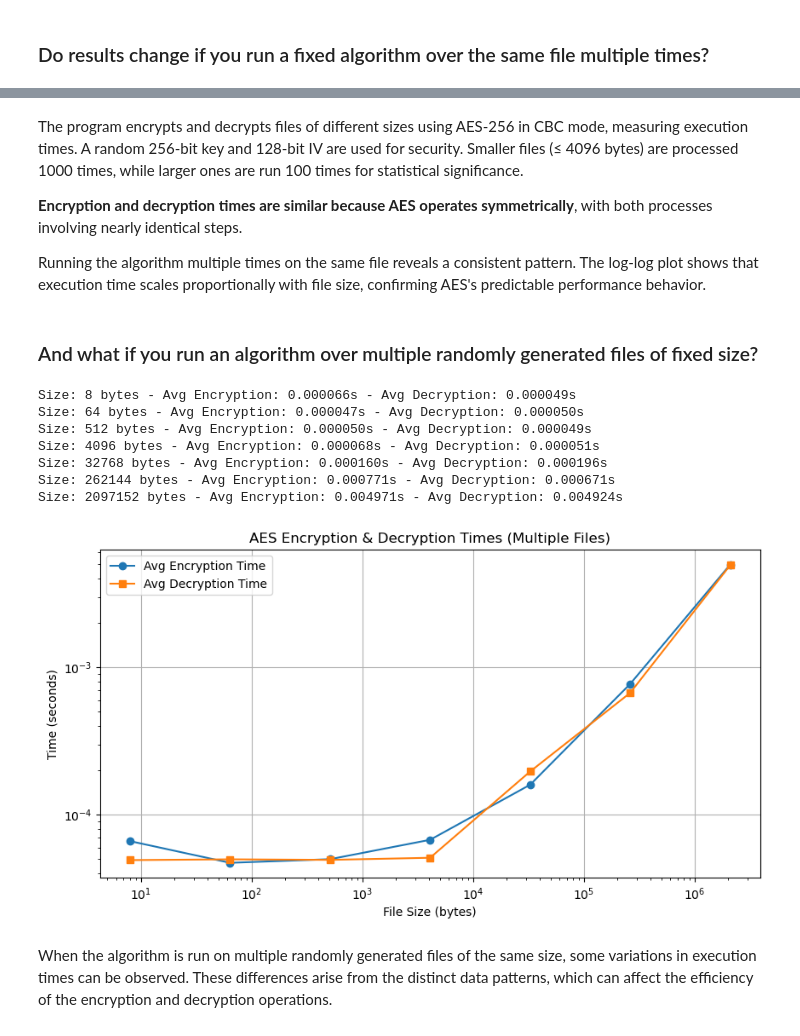
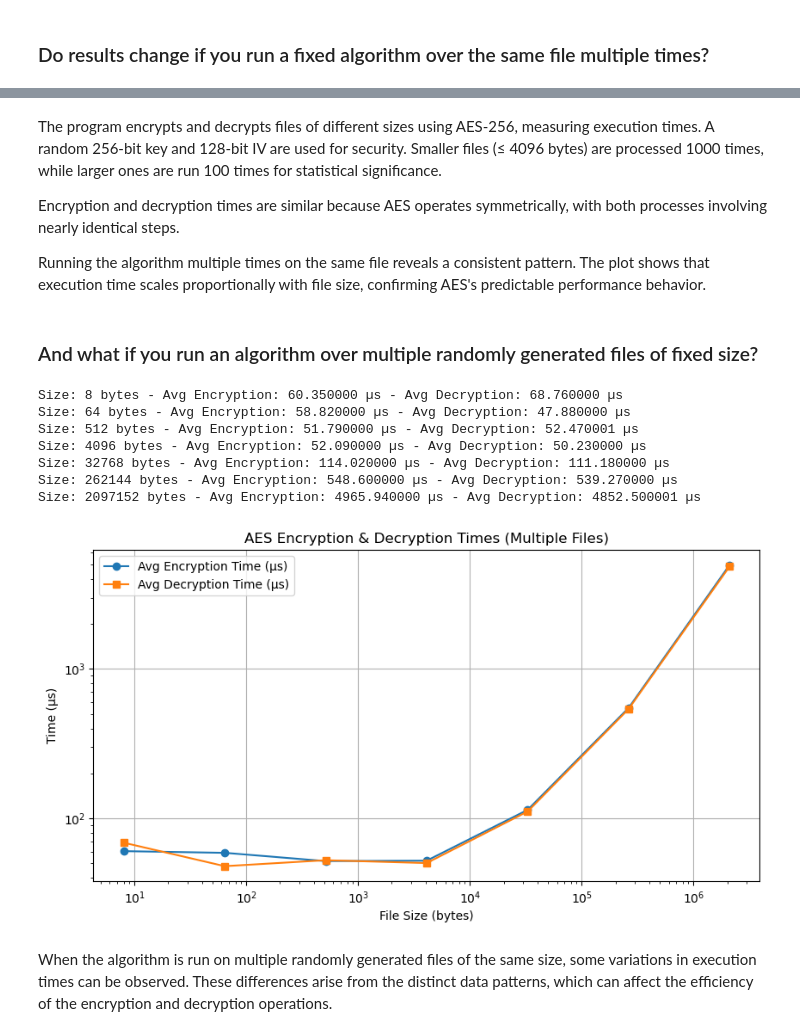
Before and after one commit to ruipmc/sp, a Jupyter notebook: Assignment1.ipynb, the cells around one changed output, grey strips where cells are left out. Saved outputs shown, nothing was run; the diff lists cells and outputs as text; code cells hidden in the pictures.

```diff
--- a/Assignment1.ipynb
+++ b/Assignment1.ipynb
@@ -164,18 +172,12 @@ Size: 2097152 bytes - Encryption: 0.004237s - Decryption: 0.004397s
 # %% [markdown]
-The program encrypts and decrypts files of different sizes using AES-256 in CBC mode, measuring execution times. A random 256-bit key and 128-bit IV are used for security. Smaller files (≤ 4096 bytes) are processed 1000 times, while larger ones are run 100 times for statistical significance.
+The program encrypts and decrypts files of different sizes using AES-256, measuring execution times. A random 256-bit key and 128-bit IV are used for security. Smaller files (≤ 4096 bytes) are processed 1000 times, while larger ones are run 100 times for statistical significance.
 
-**Encryption and decryption times are similar because AES operates symmetrically**, with both processes involving nearly identical steps.
+Encryption and decryption times are similar because AES operates symmetrically, with both processes involving nearly identical steps.
 
-Running the algorithm multiple times on the same file reveals a consistent pattern. The log-log plot shows that execution time scales proportionally with file size, confirming AES's predictable performance behavior.
+Running the algorithm multiple times on the same file reveals a consistent pattern. The plot shows that execution time scales proportionally with file size, confirming AES's predictable performance behavior.
 # %% [markdown]
 ### And what if you run an algorithm over multiple randomly generated files of fixed size?
 # %%
-import os
-import timeit
-import matplotlib.pyplot as plt
-from cryptography.hazmat.primitives.ciphers import Cipher, algorithms, modes
-from cryptography.hazmat.backends import default_backend
-
 # AES encryption function
 def encrypt_aes(data, key, iv):
     cipher = Cipher(algorithms.AES(key), modes.CFB(iv), backend=default_backend())
@@ -200,49 +202,49 @@ for size in sizes_aes:
 
     for _ in range(num_files_per_size):
         data = os.urandom(size)  # Generate a new random file (data)
         iv = os.urandom(16)  # Generate a new IV for each encryption
 
-        # Measure encryption time
-        enc_time = timeit.timeit(lambda: encrypt_aes(data, key, iv), number=1)
+        # Measure encryption time in microseconds
+        enc_time = timeit.timeit(lambda: encrypt_aes(data, key, iv), number=1) * 1e6
         enc_times.append(enc_time)
 
         encrypted_data = encrypt_aes(data, key, iv)
 
-        # Measure decryption time
-        dec_time = timeit.timeit(lambda: decrypt_aes(encrypted_data, key, iv), number=1)
+        # Measure decryption time in microseconds
+        dec_time = timeit.timeit(lambda: decrypt_aes(encrypted_data, key, iv), number=1) * 1e6
         dec_times.append(dec_time)
 
     # Compute the average time for this file size
     avg_enc_time = sum(enc_times) / num_files_per_size
     avg_dec_time = sum(dec_times) / num_files_per_size
 
     encryption_times.append(avg_enc_time)
     decryption_times.append(avg_dec_time)
 
-    print(f"Size: {size} bytes - Avg Encryption: {avg_enc_time:.6f}s - Avg Decryption: {avg_dec_time:.6f}s")
+    print(f"Size: {size} bytes - Avg Encryption: {avg_enc_time:.6f} µs - Avg Decryption: {avg_dec_time:.6f} µs")
 
 # Plot results
 print("\n")
 plt.figure(figsize=(10, 5))
-plt.plot(sizes_aes, encryption_times, marker='o', label='Avg Encryption Time')
-plt.plot(sizes_aes, decryption_times, marker='s', label='Avg Decryption Time')
+plt.plot(sizes_aes, encryption_times, marker='o', label='Avg Encryption Time (µs)')
+plt.plot(sizes_aes, decryption_times, marker='s', label='Avg Decryption Time (µs)')
 plt.xscale('log')
 plt.yscale('log')
 plt.xlabel("File Size (bytes)")
-plt.ylabel("Time (seconds)")
+plt.ylabel("Time (µs)")
 plt.title("AES Encryption & Decryption Times (Multiple Files)")
 plt.legend()
 plt.grid(True)
 plt.show()
 # %% [output]
-Size: 8 bytes - Avg Encryption: 0.000066s - Avg Decryption: 0.000049s
-Size: 64 bytes - Avg Encryption: 0.000047s - Avg Decryption: 0.000050s
-Size: 512 bytes - Avg Encryption: 0.000050s - Avg Decryption: 0.000049s
-Size: 4096 bytes - Avg Encryption: 0.000068s - Avg Decryption: 0.000051s
-Size: 32768 bytes - Avg Encryption: 0.000160s - Avg Decryption: 0.000196s
-Size: 262144 bytes - Avg Encryption: 0.000771s - Avg Decryption: 0.000671s
-Size: 2097152 bytes - Avg Encryption: 0.004971s - Avg Decryption: 0.004924s
+Size: 8 bytes - Avg Encryption: 60.350000 µs - Avg Decryption: 68.760000 µs
+Size: 64 bytes - Avg Encryption: 58.820000 µs - Avg Decryption: 47.880000 µs
+Size: 512 bytes - Avg Encryption: 51.790000 µs - Avg Decryption: 52.470001 µs
+Size: 4096 bytes - Avg Encryption: 52.090000 µs - Avg Decryption: 50.230000 µs
+Size: 32768 bytes - Avg Encryption: 114.020000 µs - Avg Decryption: 111.180000 µs
+Size: 262144 bytes - Avg Encryption: 548.600000 µs - Avg Decryption: 539.270000 µs
+Size: 2097152 bytes - Avg Encryption: 4965.940000 µs - Avg Decryption: 4852.500001 µs
-[figure, old version]
+[figure, new version]
 # %% [markdown]
 When the algorithm is run on multiple randomly generated files of the same size, some variations in execution times can be observed. These differences arise from the distinct data patterns, which can affect the efficiency of the encryption and decryption operations.
 # %% [markdown]
```
Also changed, not shown: parts of 21 cells of this notebook.
